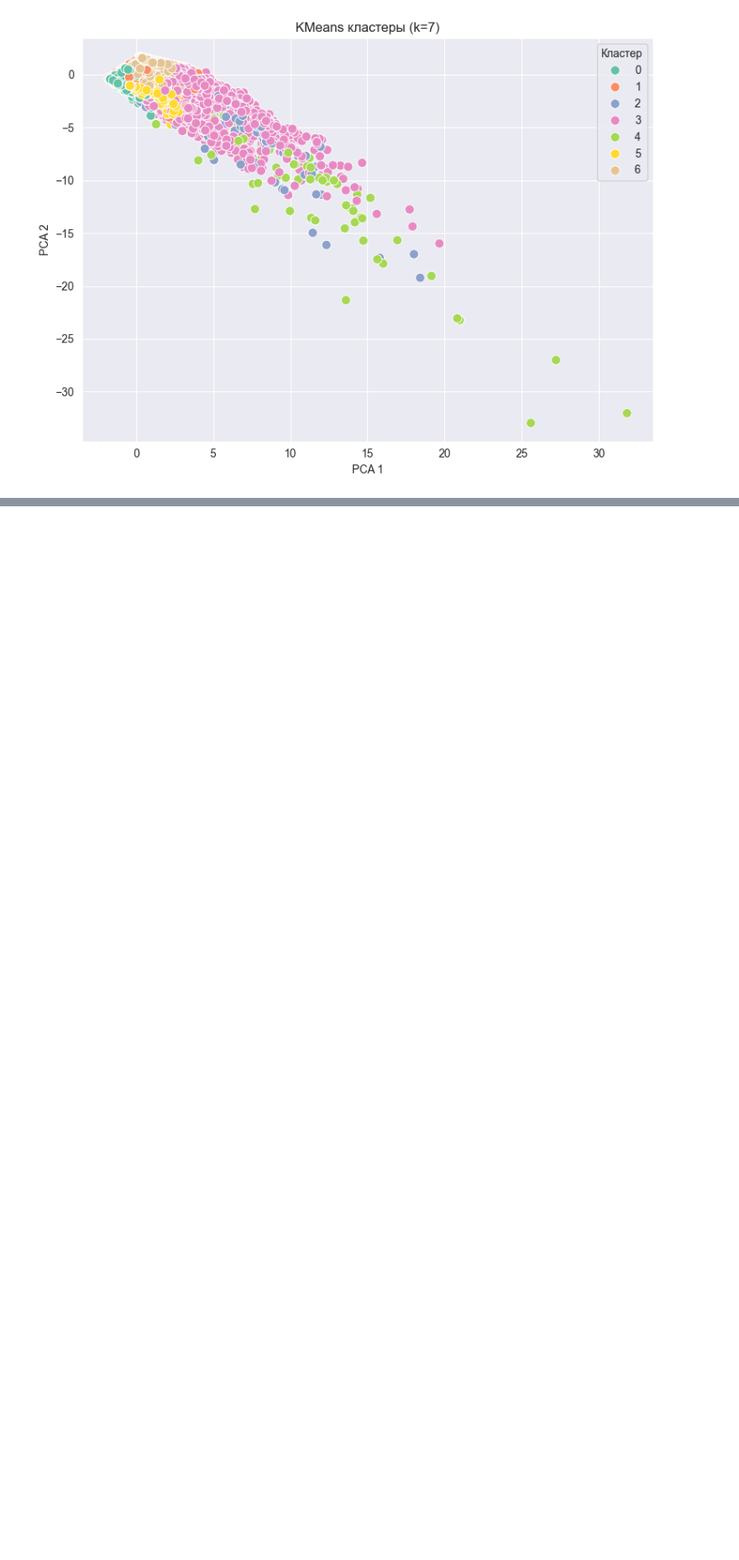
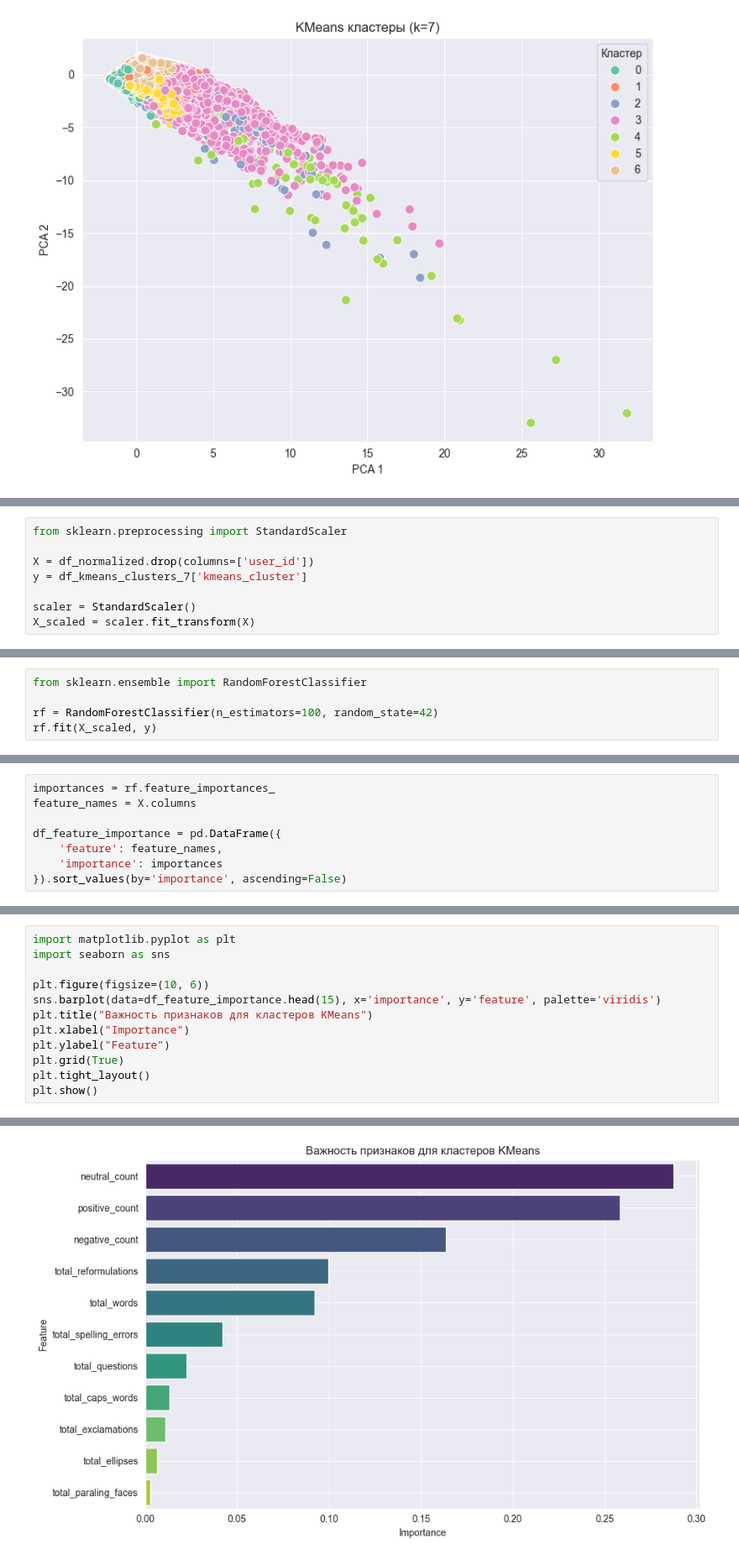
Before and after one commit to hqdem/user-pattern-analysis, a Jupyter notebook: src/clusterization/kmeans/kmeans.ipynb, the cells around one changed output, grey strips where cells are left out. Shown at 84% size. Cells and saved outputs as stored; diff of their text form; blank space fills up the shorter version.

Commit message:
kmeans clusterization work

```diff
--- a/src/clusterization/kmeans/kmeans.ipynb
+++ b/src/clusterization/kmeans/kmeans.ipynb
@@ -261,0 +278,8 @@ plt.show()
+# %%
+from sklearn.preprocessing import StandardScaler
+
+X = df_normalized.drop(columns=['user_id'])
+y = df_kmeans_clusters_7['kmeans_cluster']
+
+scaler = StandardScaler()
+X_scaled = scaler.fit_transform(X)
@@ -261,0 +288,5 @@ plt.show()
+# %%
+from sklearn.ensemble import RandomForestClassifier
+
+rf = RandomForestClassifier(n_estimators=100, random_state=42)
+rf.fit(X_scaled, y)
@@ -261,0 +297,8 @@ plt.show()
+# %%
+importances = rf.feature_importances_
+feature_names = X.columns
+
+df_feature_importance = pd.DataFrame({
+    'feature': feature_names,
+    'importance': importances
+}).sort_values(by='importance', ascending=False)
@@ -261,0 +307,13 @@ plt.show()
+# %%
+import matplotlib.pyplot as plt
+import seaborn as sns
+
+plt.figure(figsize=(10, 6))
+sns.barplot(data=df_feature_importance.head(15), x='importance', y='feature', palette='viridis')
+plt.title("Важность признаков для кластеров KMeans")
+plt.xlabel("Importance")
+plt.ylabel("Feature")
+plt.grid(True)
+plt.tight_layout()
+plt.show()
+# %% [output]
@@ -261,0 +323 @@ plt.show()
+[figure, added]
```
Also changed, not shown: parts of 33 cells of this notebook, 1 other file.
